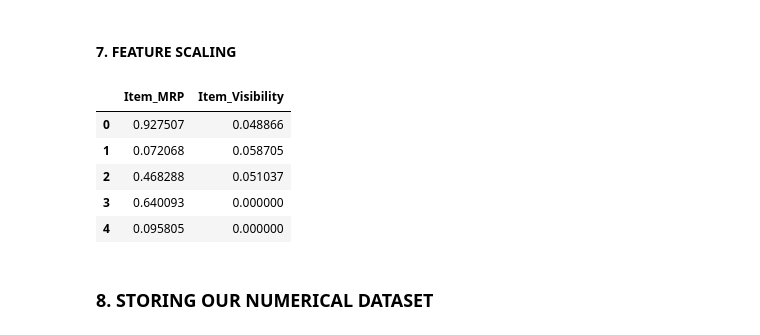
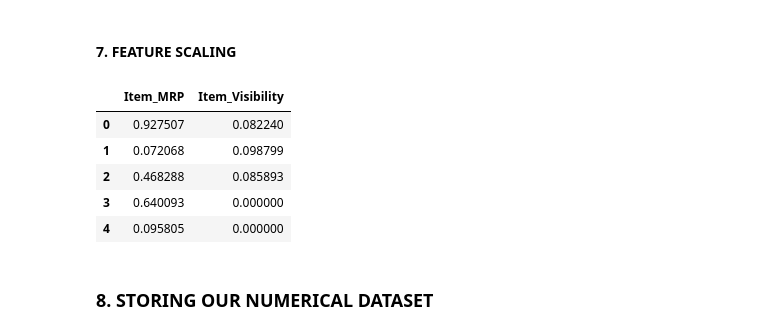
Before and after one commit to vrushikakpanchal/GrocerGenius_AI_Based_Supermarket_Sales_Prediction_Infosys_Internship_Oct2024, a Jupyter notebook: 03_Preprocessing for Modeling.ipynb, the cells around one changed output. Drawn from its saved outputs; the diff is of its cells as text; code cells hidden in the pictures.

```diff
--- a/03_Preprocessing for Modeling.ipynb
+++ b/03_Preprocessing for Modeling.ipynb
@@ -115,9 +129,9 @@ ColumnTransformer(remainder='passthrough',
 # %%
-df_encoded = ct.fit_transform(data)
-
+# Cleaning up column names to remove the transformer prefix
 df_encoded.columns = [col.replace("onehotencoder__", "")
                              .replace("ordinalencoder__", "")
                              .replace("standardscaler__", "")
+                             .replace("remainder__","")
                              for col in df_encoded.columns]
 
 print("Encoded Columns:\n", df_encoded.columns.tolist())
@@ -167,7 +210,0 @@ Item_Outlet_Sales: 197 outliers detected.
-# %%
-# Removing rows where Z-score for 'Item_Outlet_Sales' is greater than the threshold
-z_threshold = 2.5
-outliers_removed = df_encoded[df_encoded['Item_Outlet_Sales_zscore'] <= z_threshold]
-
-print(f"Original dataset size: {df_encoded.shape}")
-print(f"Dataset size after removing outliers: {outliers_removed.shape}")
@@ -196,0 +211,22 @@ See the caveats in the documentation: https://pandas.pydata.org/pandas-docs/stab
+# %%
+for col in continuous_columns:
+    # Calculate the upper and lower bounds for capping
+    upper_bound = df_encoded[col].mean() + z_threshold * df_encoded[col].std()
+    lower_bound = df_encoded[col].mean() - z_threshold * df_encoded[col].std()
+
+    # Cap values above the upper bound and below the lower bound
+    df_encoded[col] = np.where(df_encoded[col] > upper_bound, upper_bound,
+                               np.where(df_encoded[col] < lower_bound, lower_bound, df_encoded[col]))
+
+    # Check how many values were capped (optional print)
+    capped_outliers = df_encoded[(df_encoded[col] > upper_bound) | (df_encoded[col] < lower_bound)].shape[0]
+    print(f"{col}: {capped_outliers} outliers capped.")
+
+# Visualize the boxplots after capping (to see the effect)
+plt.figure(figsize=(15, 10))
+for i, col in enumerate(continuous_columns, 1):
+    plt.subplot(2, 2, i)
+    sns.boxplot(x=df_encoded[col])  # Boxplot to visualize data after capping
+    plt.title(f'Boxplot of {col} After Capping Outliers (Z-Threshold: {z_threshold})')
+plt.tight_layout()
+plt.show()
@@ -197,19 +239,19 @@ See the caveats in the documentation: https://pandas.pydata.org/pandas-docs/stab
 # %% [markdown]
 #### **7. FEATURE SCALING**
 # %%
+# Applying Min-Max Scaling to specific numerical features
 from sklearn.preprocessing import MinMaxScaler
 
-# Applying Min-Max Scaling to certain numerical features
-min_max_scaler = MinMaxScaler()
-data[['Item_MRP', 'Item_Visibility']] = min_max_scaler.fit_transform(data[['Item_MRP', 'Item_Visibility']])
+min_max_scaler = MinMaxScaler()  # Initializing Min-Max Scaler
+df_encoded[['Item_MRP', 'Item_Visibility']] = min_max_scaler.fit_transform(df_encoded[['Item_MRP', 'Item_Visibility']])
 
-# scaled data
-data[['Item_MRP', 'Item_Visibility']].head()
+# Displaying the scaled data
+df_encoded[['Item_MRP', 'Item_Visibility']].head()  # Checking the scaled values for 'Item_MRP' and 'Item_Visibility'
 # %% [output]
 |  | Item_MRP | Item_Visibility |
-| 0 | 0.927507 | 0.048866 |
-| 1 | 0.072068 | 0.058705 |
-| 2 | 0.468288 | 0.051037 |
+| 0 | 0.927507 | 0.082240 |
+| 1 | 0.072068 | 0.098799 |
+| 2 | 0.468288 | 0.085893 |
 | 3 | 0.640093 | 0.000000 |
 | 4 | 0.095805 | 0.000000 |
 # %% [markdown]
```
Also changed, not shown: parts of 23 cells of this notebook, 2 other files.
